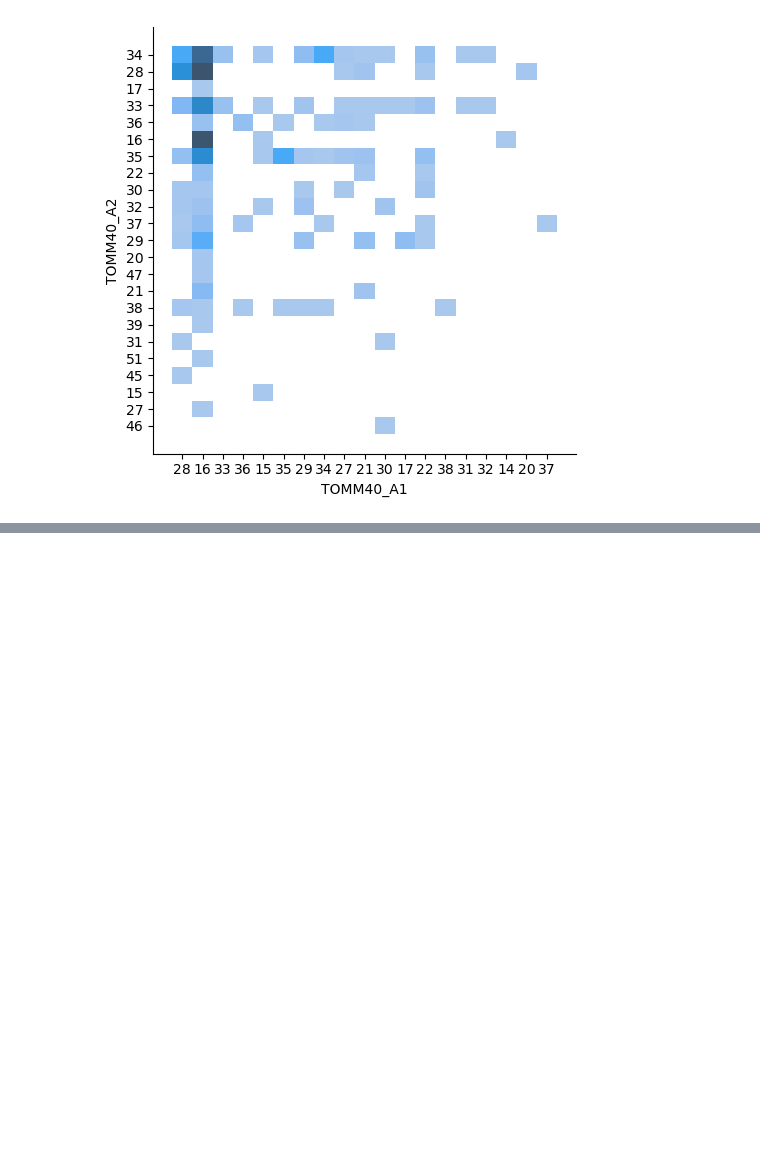
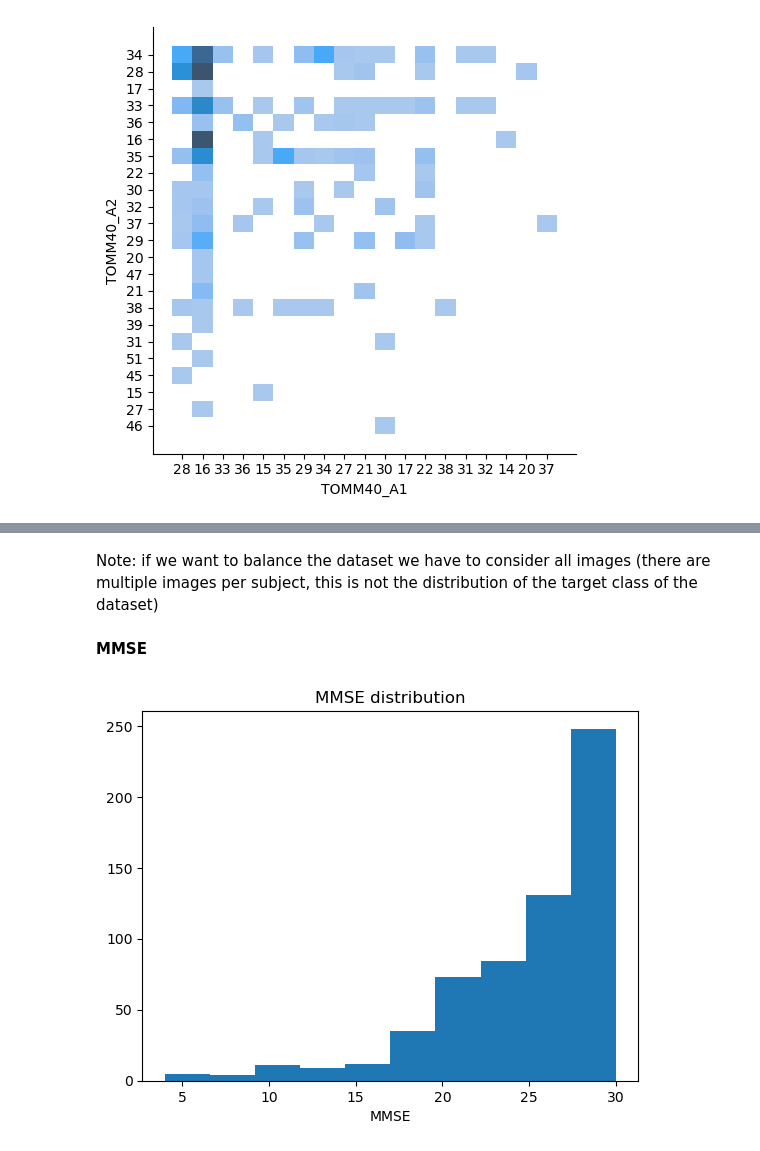
Before and after one commit to giocoal/ADNI-brain-MRI-alzheimer-WGAN-generation-and-classification, a Jupyter notebook: notebooks/subjects_analysis.ipynb, the cells around one changed output, grey strips where cells are left out. Saved outputs shown, nothing was run; the diff lists cells and outputs as text; code cells hidden in the pictures; blank space fills up the shorter version.

```diff
--- a/notebooks/subjects_analysis.ipynb
+++ b/notebooks/subjects_analysis.ipynb
@@ -698,0 +739,11 @@ sns.displot(genetic_subjects, x="TOMM40_A1", y="TOMM40_A2");
+# %% [markdown]
+Note: if we want to balance the dataset we have to consider all images (there are multiple images per subject, this is not the distribution of the target class of the dataset)
+# %% [markdown]
+**MMSE**
+# %%
+plt.hist(cognitive_subjects['MMSE'])
+plt.title('MMSE distribution')
+plt.xlabel('MMSE')
+plt.show()
+# %% [output]
+[figure, added]
```
Also changed, not shown: parts of 39 cells of this notebook, 6 other files.
